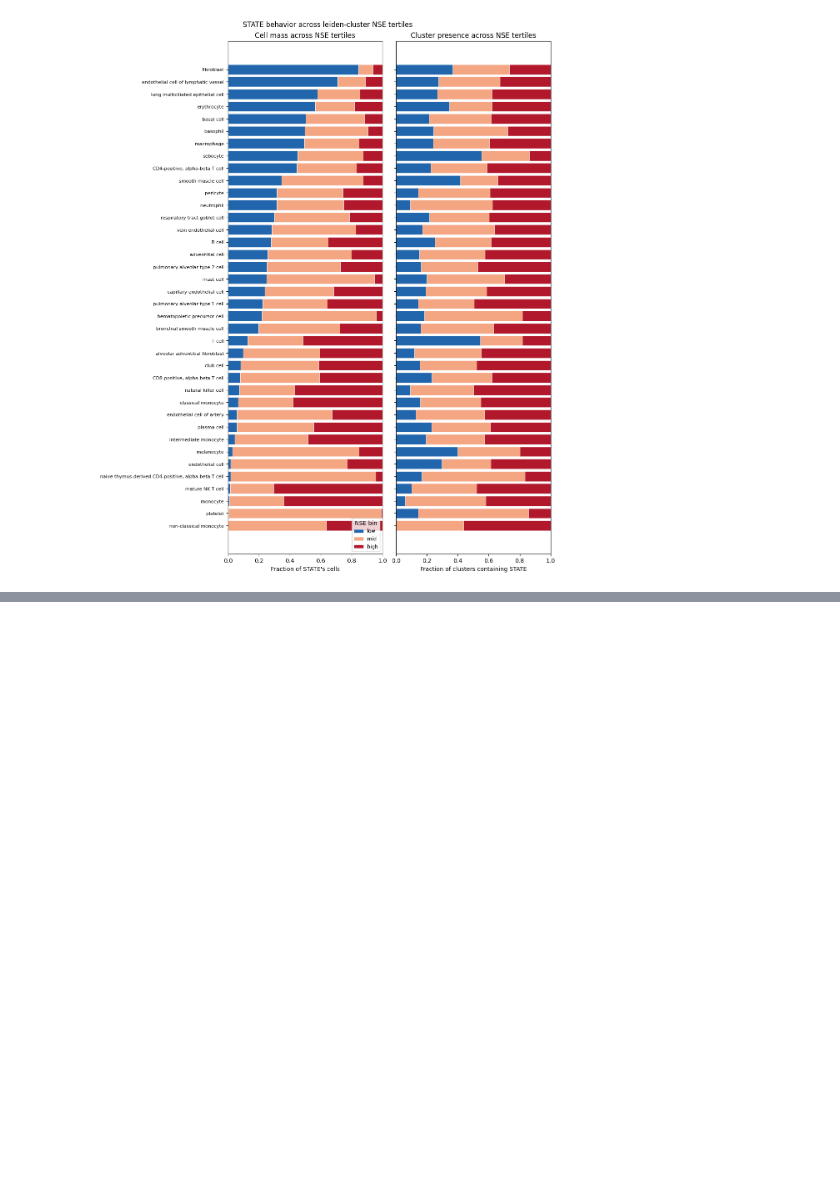
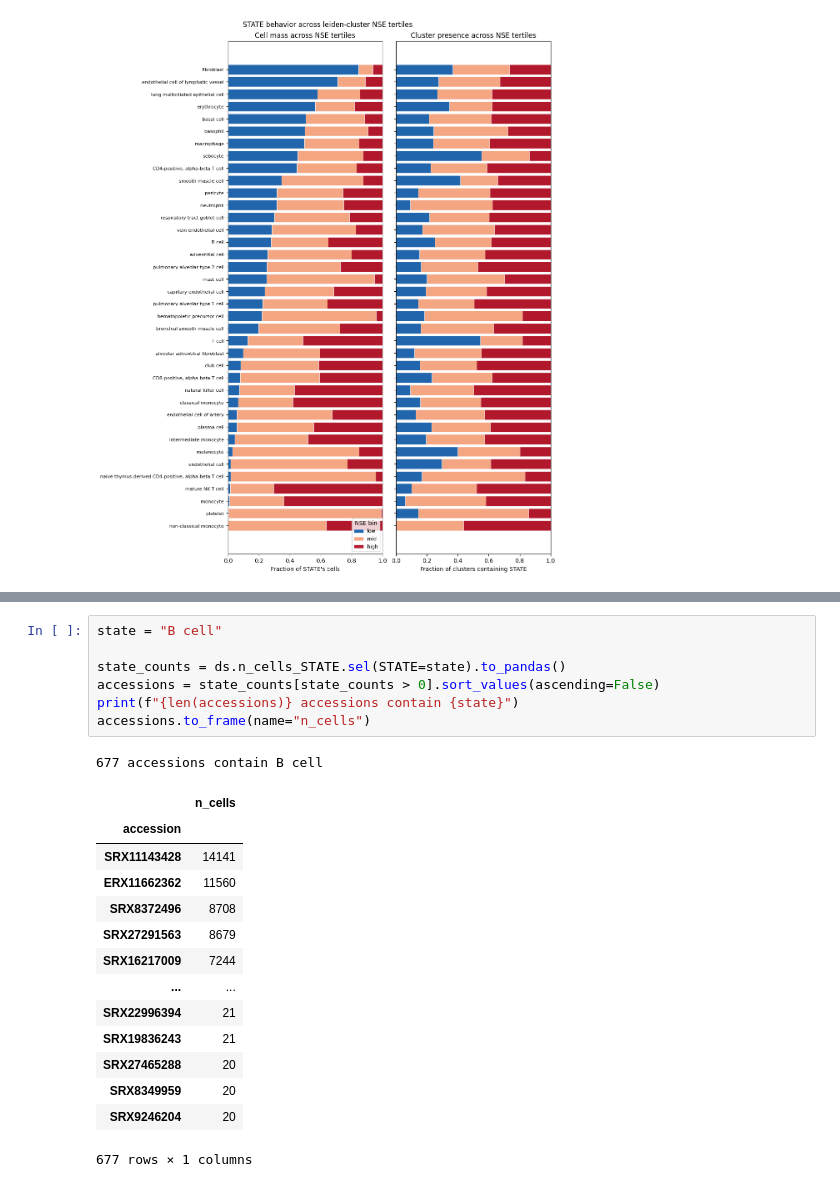
Before and after one commit to otodreas/scBaseCount_Pipeline, a Jupyter notebook: notebooks/cluster_stats.ipynb, the cells around one changed output, grey strips where cells are left out. Drawn from its saved outputs; the diff is of its cells as text; blank space fills up the shorter version.

```diff
--- a/notebooks/cluster_stats.ipynb
+++ b/notebooks/cluster_stats.ipynb
@@ -472,0 +540,23 @@ plt.show()
+# %%
+state = "B cell"
+
+state_counts = ds.n_cells_STATE.sel(STATE=state).to_pandas()
+accessions = state_counts[state_counts > 0].sort_values(ascending=False)
+print(f"{len(accessions)} accessions contain {state}")
+accessions.to_frame(name="n_cells")
+# %% [output]
+677 accessions contain B cell
+|  | n_cells |
+| accession |  |
+| SRX11143428 | 14141 |
+| ERX11662362 | 11560 |
+| SRX8372496 | 8708 |
+| SRX27291563 | 8679 |
+| SRX16217009 | 7244 |
+| ... | ... |
+| SRX22996394 | 21 |
+| SRX19836243 | 21 |
+| SRX27465288 | 20 |
+| SRX8349959 | 20 |
+| SRX9246204 | 20 |
+677 rows × 1 columns
```
Also changed, not shown: parts of 4 cells of this notebook, 2 other files.
